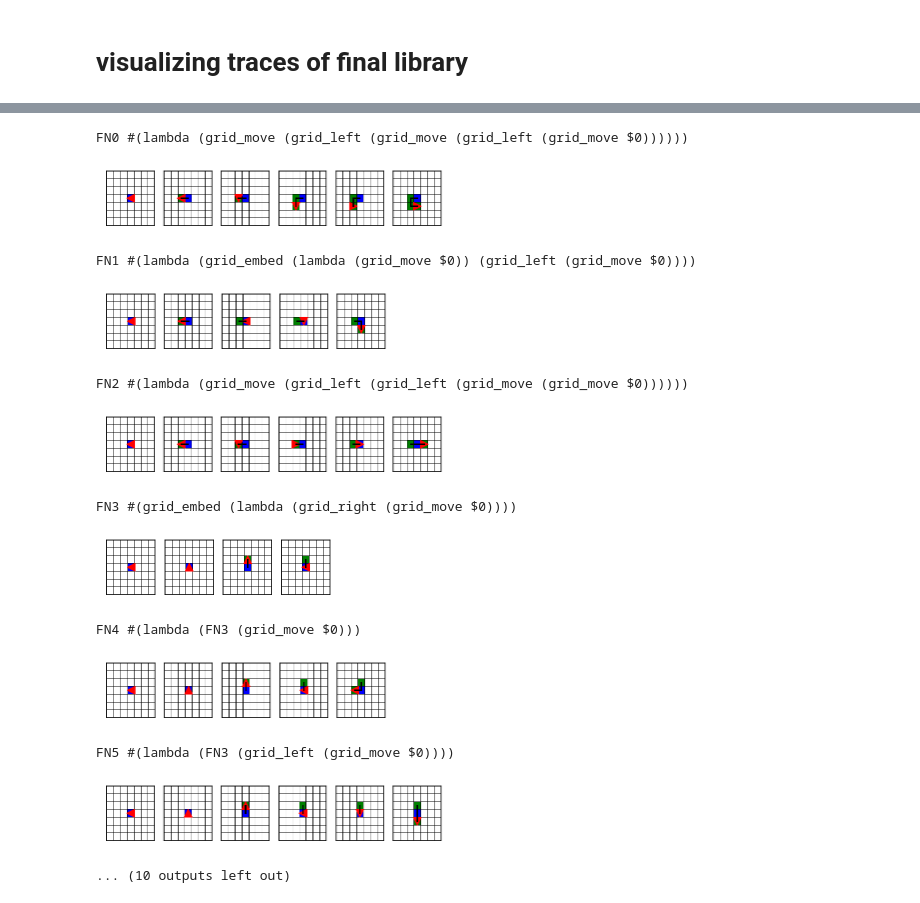
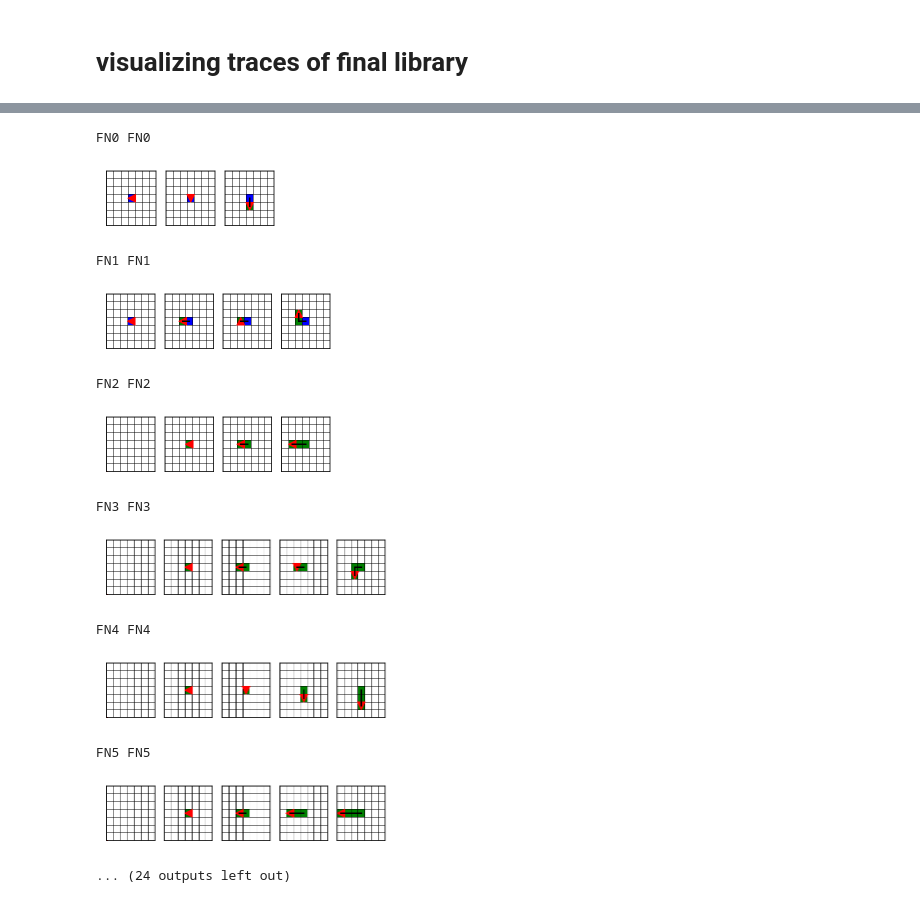
Before and after one commit to cgc/ec, a Jupyter notebook: dreamcoder/domains/grid/viz.ipynb, the cells around one changed output, grey strips where cells are left out. Cells and saved outputs as stored; diff of their text form; code cells hidden in the pictures.

Commit message:
Update visualization to handle setlocation.

```diff
--- a/dreamcoder/domains/grid/viz.ipynb
+++ b/dreamcoder/domains/grid/viz.ipynb
@@ -218,0 +251,30 @@ visualize_functions(distinct(2, result.grammars))
+# %%
+def simplify_signature(fn, tint_value):
+    '''
+    Plugs in a filler int value if the library routine takes them as parameters
+    '''
+    rewrote = False
+
+    rv = fn
+    ret = fn.infer()
+
+    while ret.isArrow():
+        arg, ret = ret.arguments
+
+        if arg == tint:
+            rewrote = True
+            rv = Application(rv, primitives_numbers_only[tint_value-1])
+            '''
+        elif arg.isArrow(): # this is a complete hack & will only work for grid_cont -> grid_cont
+            rewrote = True
+            print('arrow arg', arg, 'rv', rv.infer(), rv)
+            rv = Application(rv, Abstraction(Index(0)))
+            print('rewrote to', rv.infer(), rv)
+            '''
+        else:
+            rv = Application(rv, Index(0))
+
+    if rewrote:
+        return Abstraction(rv)
+    else:
+        return fn
@@ -232,16 +341,17 @@ library after iteration 3
 # visualizing traces of final library
 # %%
 items = distinct(3, result.grammars)
-prog_desc_depth = sorted(items, key=lambda fn: len(str(fn).split('#')))
+prog_desc_depth = simplest_sorted_library(items)
 fnnames = {}
 compressed = {}
 
-for i, fn in enumerate(prog_desc_depth):
+def library_use_by_name(fn):
     strfn = str(fn)
-
     for subfn in prog_desc_depth[::-1]:
         if subfn in fnnames:
             strfn = strfn.replace(str(subfn), fnnames[subfn])
+    return strfn
 
+for i, fn in enumerate(prog_desc_depth):
     fnnames[fn] = f'FN{i}'
-    compressed[fn] = strfn
+    compressed[fn] = library_use_by_name(fn)
@@ -248,22 +406,22 @@ for i, fn in enumerate(prog_desc_depth):
 # %%
 for fn in prog_desc_depth:
-    start, location = np.array([[0]*7]*7), (3, 3)
-    start[location] = 1
-    s = executeGrid(fn, GridState(start, location, history=[]))
     print(fnnames[fn], compressed[fn])
+    start, s = exec_library_fn(fn)
+    if s is None:
+        continue
     show_trace(start, s)
     plt.show()
 # %% [output]
-FN0 #(lambda (grid_move (grid_left (grid_move (grid_left (grid_move $0))))))
+FN0 FN0
-[figure, old version]
+[figure, new version]
-FN1 #(lambda (grid_embed (lambda (grid_move $0)) (grid_left (grid_move $0))))
+FN1 FN1
-[figure, old version]
+[figure, new version]
-FN2 #(lambda (grid_move (grid_left (grid_left (grid_move (grid_move $0))))))
+FN2 FN2
-[figure, old version]
+[figure, new version]
-FN3 #(grid_embed (lambda (grid_right (grid_move $0))))
+FN3 FN3
-[figure, old version]
+[figure, new version]
-FN4 #(lambda (FN3 (grid_move $0)))
+FN4 FN4
-[figure, old version]
+[figure, new version]
-FN5 #(lambda (FN3 (grid_left (grid_move $0))))
+FN5 FN5
-[figure, old version]
+[figure, new version]
-... (10 outputs left out)
+... (24 outputs left out)
```
Also changed, not shown: parts of 17 cells of this notebook, 1 other file.
